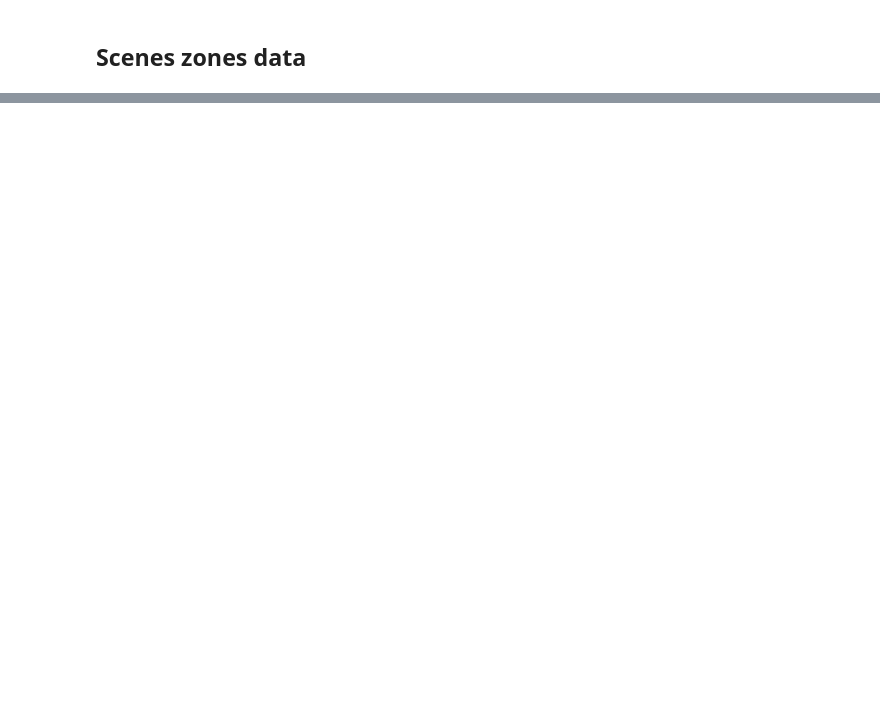
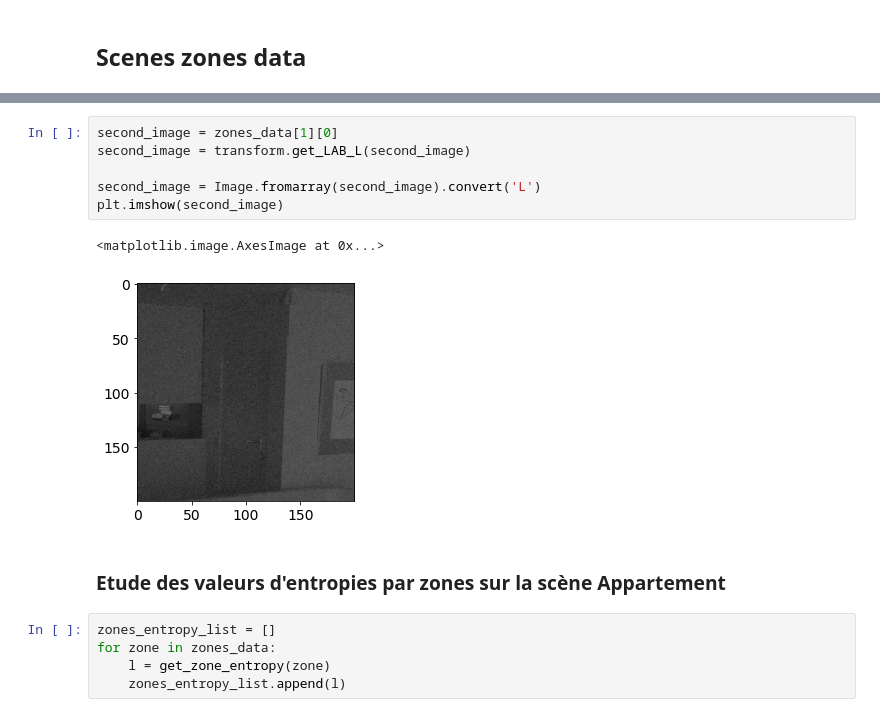
Before and after one commit to prise-3d/Thesis-NoiseDetection-attributes, a Jupyter notebook: analysis/svd_entropy_analysis.ipynb, the cells around one changed output, grey strips where cells are left out. Drawn from its saved outputs; the diff is of its cells as text; blank space fills up the shorter version.

```diff
--- a/analysis/svd_entropy_analysis.ipynb
+++ b/analysis/svd_entropy_analysis.ipynb
@@ -220,0 +260,16 @@ array([  1,   2,   3,   4,   5,   6,   7,   8,   9,  10,  11,  12,  13,
+# %%
+second_image = zones_data[1][0]
+second_image = transform.get_LAB_L(second_image)
+
+second_image = Image.fromarray(second_image).convert('L')
+plt.imshow(second_image)
+# %% [output]
+<matplotlib.image.AxesImage at 0x...>
+[figure, added]
+# %% [markdown]
+### Etude des valeurs d'entropies par zones sur la scène Appartement
+# %%
+zones_entropy_list = []
+for zone in zones_data:
+    l = get_zone_entropy(zone)
+    zones_entropy_list.append(l)
```
Also changed, not shown: parts of 48 cells of this notebook.
